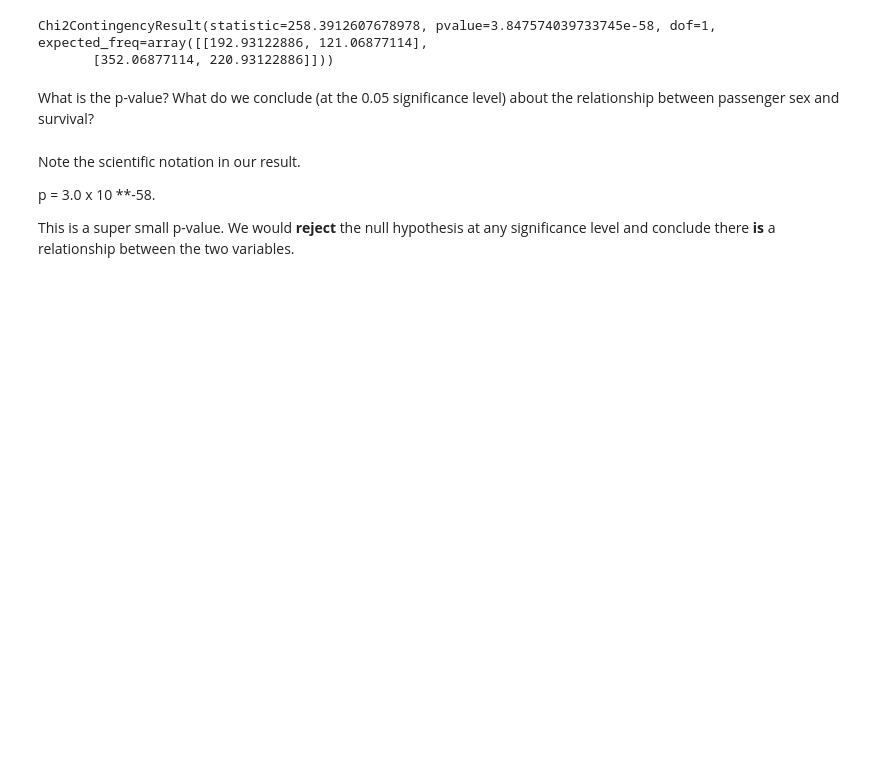
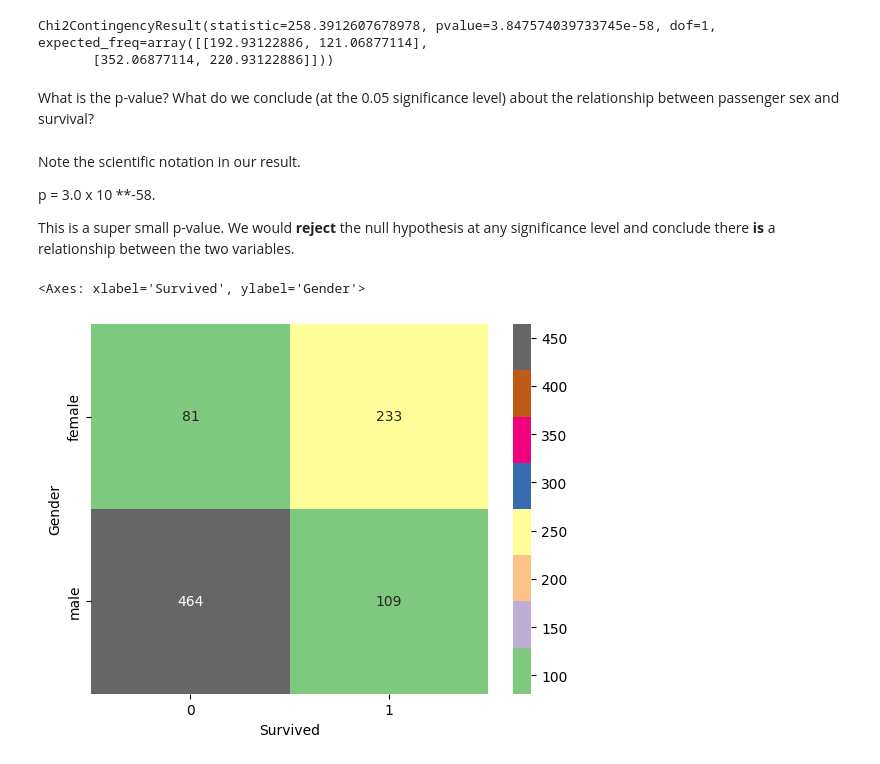
Before and after one commit to sikoh/DS-Statistics, a Jupyter notebook: Hypothesis-Chi-Square/DS_ChiSquareTests_Lecture_Notes.ipynb, the cells around one changed output. Saved outputs shown, nothing was run; the diff lists cells and outputs as text; code cells hidden in the pictures; blank space fills up the shorter version.

```diff
--- a/Hypothesis-Chi-Square/DS_ChiSquareTests_Lecture_Notes.ipynb
+++ b/Hypothesis-Chi-Square/DS_ChiSquareTests_Lecture_Notes.ipynb
@@ -566,0 +569,5 @@ This is a super small p-value. We would **reject** the null hypothesis at any si
+# %%
+sns.heatmap(joint_gender_survival, annot=True, fmt = '1', cmap = 'Accent')
+# %% [output]
+<Axes: xlabel='Survived', ylabel='Gender'>
+[figure, added]
```
Also changed, not shown: parts of 1 cell of this notebook.
